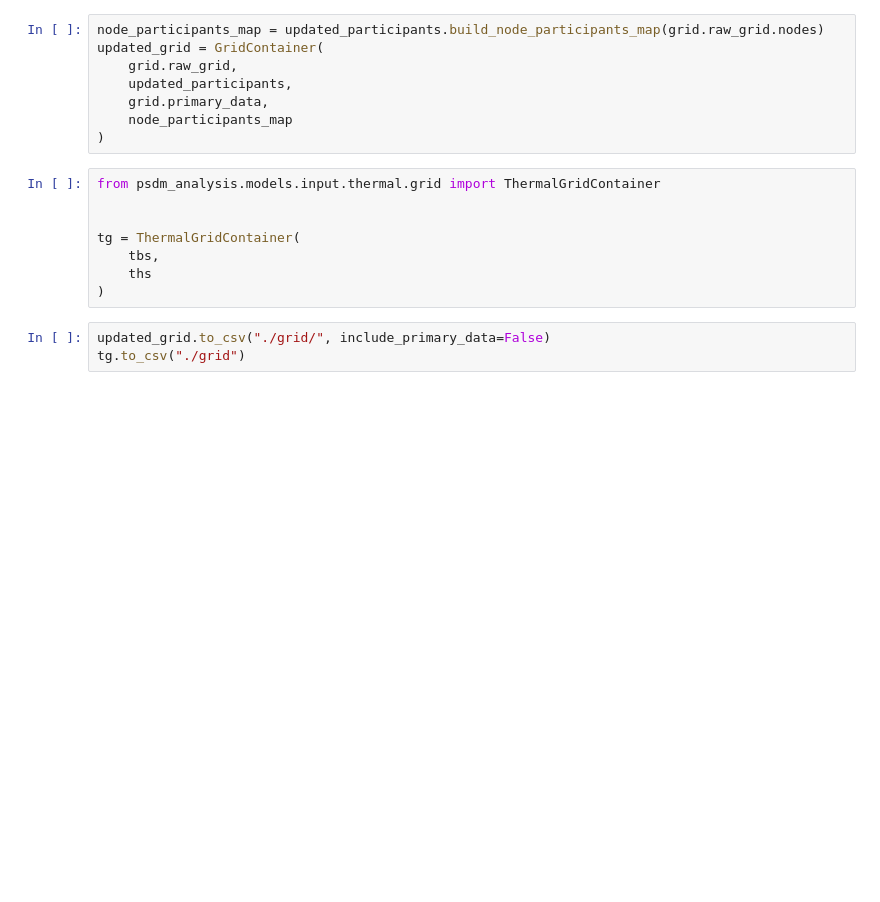
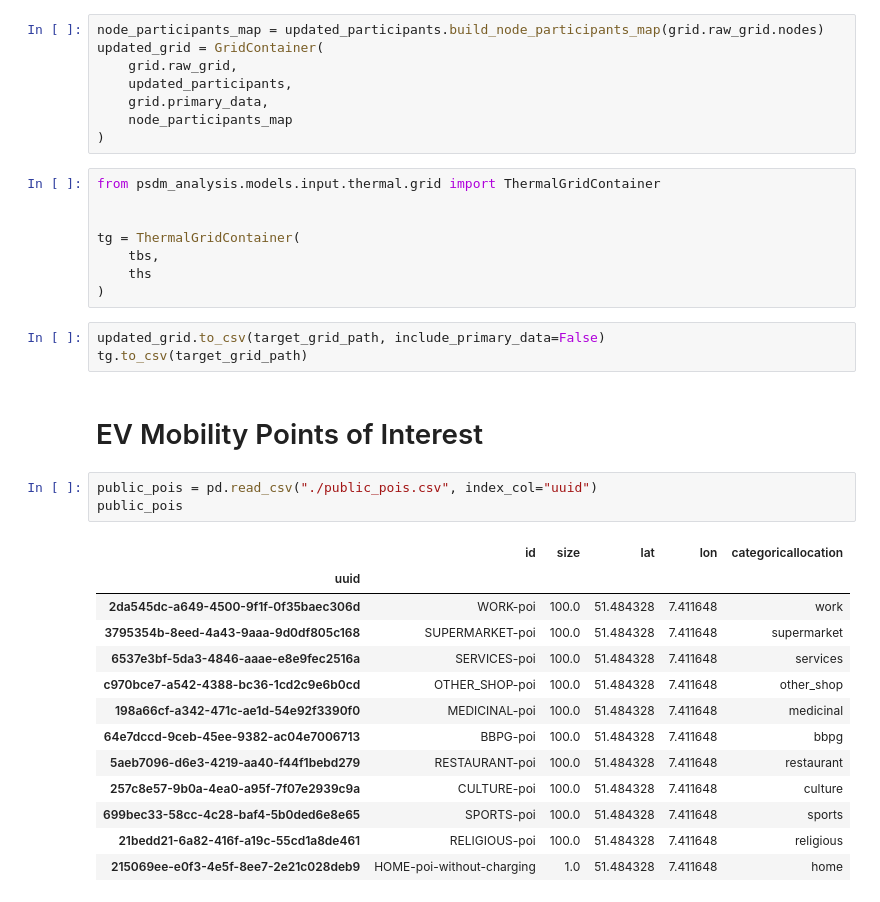
Before and after one commit to ie3-institute/pypsdm, a Jupyter notebook: nbs/create_grid.ipynb, the cells around one changed output. Saved outputs shown, nothing was run; the diff lists cells and outputs as text; blank space fills up the shorter version.

Commit message:
Add pois to grid creation

```diff
--- a/nbs/create_grid.ipynb
+++ b/nbs/create_grid.ipynb
@@ -201,5 +210,24 @@ tg = ThermalGridContainer(
     ths
 )
 # %%
-updated_grid.to_csv("./grid/", include_primary_data=False)
-tg.to_csv("./grid")
+updated_grid.to_csv(target_grid_path, include_primary_data=False)
+tg.to_csv(target_grid_path)
+# %% [markdown]
+# EV Mobility Points of Interest
+# %%
+public_pois = pd.read_csv("./public_pois.csv", index_col="uuid")
+public_pois
+# %% [output]
+|  | id | size | lat | lon | categoricallocation |
+| uuid |  |  |  |  |  |
+| 2da545dc-a649-4500-9f1f-0f35baec306d | WORK-poi | 100.0 | 51.484328 | 7.411648 | work |
+| 3795354b-8eed-4a43-9aaa-9d0df805c168 | SUPERMARKET-poi | 100.0 | 51.484328 | 7.411648 | supermarket |
+| 6537e3bf-5da3-4846-aaae-e8e9fec2516a | SERVICES-poi | 100.0 | 51.484328 | 7.411648 | services |
+| c970bce7-a542-4388-bc36-1cd2c9e6b0cd | OTHER_SHOP-poi | 100.0 | 51.484328 | 7.411648 | other_shop |
+| 198a66cf-a342-471c-ae1d-54e92f3390f0 | MEDICINAL-poi | 100.0 | 51.484328 | 7.411648 | medicinal |
+| 64e7dccd-9ceb-45ee-9382-ac04e7006713 | BBPG-poi | 100.0 | 51.484328 | 7.411648 | bbpg |
+| 5aeb7096-d6e3-4219-aa40-f44f1bebd279 | RESTAURANT-poi | 100.0 | 51.484328 | 7.411648 | restaurant |
+| 257c8e57-9b0a-4ea0-a95f-7f07e2939c9a | CULTURE-poi | 100.0 | 51.484328 | 7.411648 | culture |
+| 699bec33-58cc-4c28-baf4-5b0ded6e8e65 | SPORTS-poi | 100.0 | 51.484328 | 7.411648 | sports |
+| 21bedd21-6a82-416f-a19c-55cd1a8de461 | RELIGIOUS-poi | 100.0 | 51.484328 | 7.411648 | religious |
+| 215069ee-e0f3-4e5f-8ee7-2e21c028deb9 | HOME-poi-without-charging | 1.0 | 51.484328 | 7.411648 | home |
```
Also changed, not shown: parts of 9 cells of this notebook, 1 other file.
